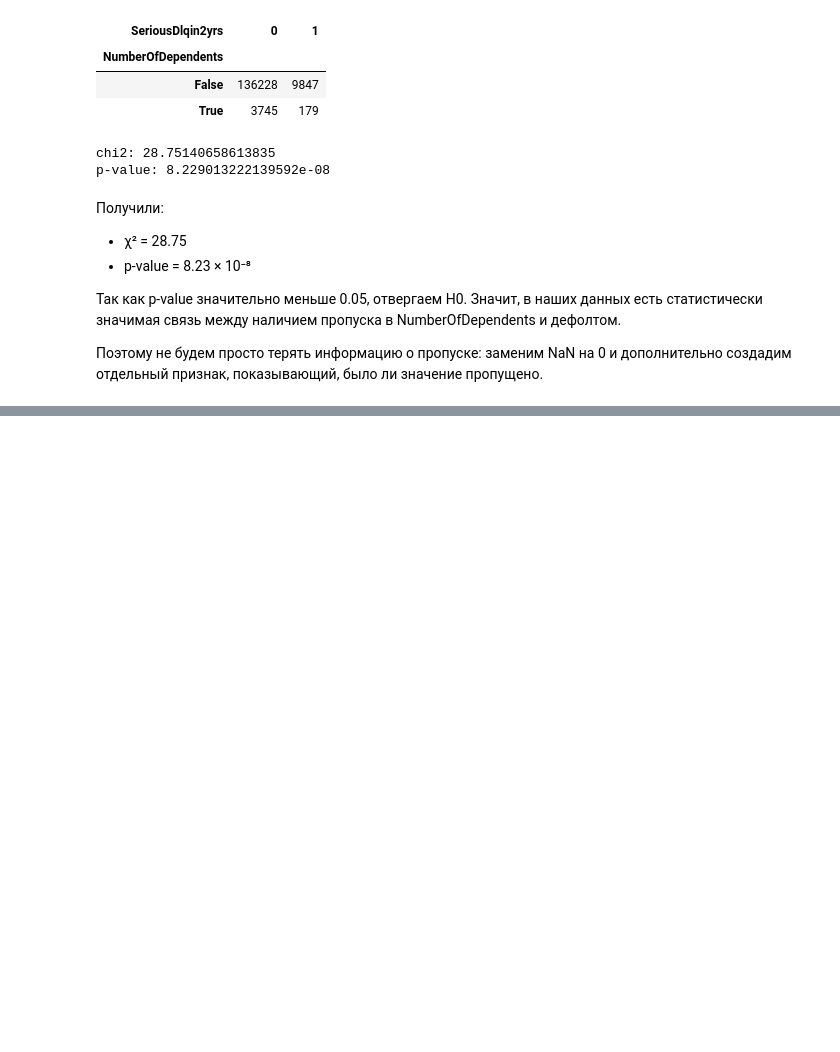
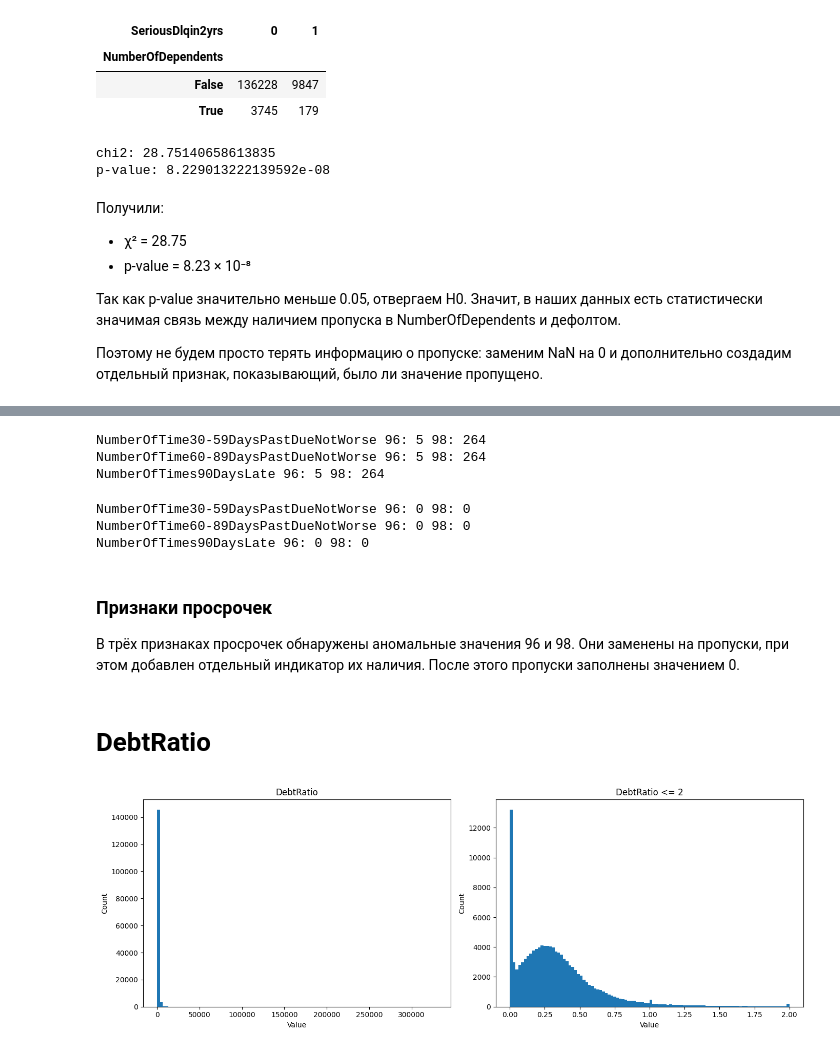
Before and after one commit to GiannisAnte/credit-scoring-case, a Jupyter notebook: credit_scoring_case.ipynb, the cells around one changed output, grey strips where cells are left out. Cells and saved outputs as stored; diff of their text form; code cells hidden in the pictures; blank space fills up the shorter version.

```diff
--- a/credit_scoring_case.ipynb
+++ b/credit_scoring_case.ipynb
@@ -356,0 +533,73 @@ memory usage: 16.0 MB
+# %%
+#Проверяем три признака просрочек: в них встречаются одинаковые аномальные значения
+delinq_cols = [
+    "NumberOfTime30-59DaysPastDueNotWorse",
+    "NumberOfTime60-89DaysPastDueNotWorse",
+    "NumberOfTimes90DaysLate"
+]
+
+for col in delinq_cols:
+    print(
+        col,
+        "96:", (df[col] == 96).sum(),
+        "98:", (df[col] == 98).sum()
+    )
+# %% [output]
+NumberOfTime30-59DaysPastDueNotWorse 96: 5 98: 264
+NumberOfTime60-89DaysPastDueNotWorse 96: 5 98: 264
+NumberOfTimes90DaysLate 96: 5 98: 264
+# %%
+#Обрабатываем одинаковые аномальные значения во всех признаках просрочек
+delinq_cols = [
+    "NumberOfTime30-59DaysPastDueNotWorse",
+    "NumberOfTime60-89DaysPastDueNotWorse",
+    "NumberOfTimes90DaysLate"
+]
+
+for col in delinq_cols:
+    #Сохраняем информацию о наличии аномального значения
+    df[col + "_missing"] = df[col].isin([96, 98]).astype(int)
+
+    #Заменяем аномальные значения на пропуски
+    df[col] = df[col].replace([96, 98], np.nan)
+
+    #Для количества просрочек используем 0 как простое значение после очистки
+    df[col] = df[col].fillna(0)
+# %%
+# Проверяем, что аномальных значений больше нет
+for col in delinq_cols:
+    print(col, "96:", (df[col] == 96).sum(), "98:", (df[col] == 98).sum())
+# %% [output]
+NumberOfTime30-59DaysPastDueNotWorse 96: 0 98: 0
+NumberOfTime60-89DaysPastDueNotWorse 96: 0 98: 0
+NumberOfTimes90DaysLate 96: 0 98: 0
+# %% [markdown]
+### Признаки просрочек
+
+В трёх признаках просрочек обнаружены аномальные значения 96 и 98. Они заменены на пропуски, при этом добавлен отдельный индикатор их наличия. После этого пропуски заполнены значением 0.
+# %% [markdown]
+# DebtRatio
+# %%
+#Проверяем распределение DebtRatio и его длинный хвост
+fig, axes = plt.subplots(1, 2, figsize=(14, 5))
+
+axes[0].hist(
+    df["DebtRatio"],
+    bins=100
+)
+axes[0].set_title("DebtRatio")
+axes[0].set_xlabel("Value")
+axes[0].set_ylabel("Count")
+
+axes[1].hist(
+    df.loc[df["DebtRatio"] <= 2, "DebtRatio"],
+    bins=100
+)
+axes[1].set_title("DebtRatio <= 2")
+axes[1].set_xlabel("Value")
+axes[1].set_ylabel("Count")
+
+plt.tight_layout()
+plt.show()
+# %% [output]
+[figure, added]
```
Also changed, not shown: parts of 32 cells of this notebook.
